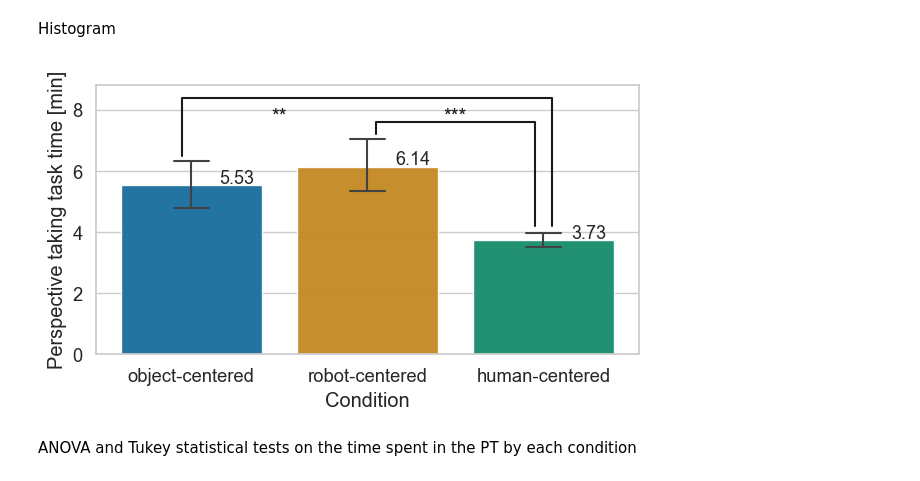
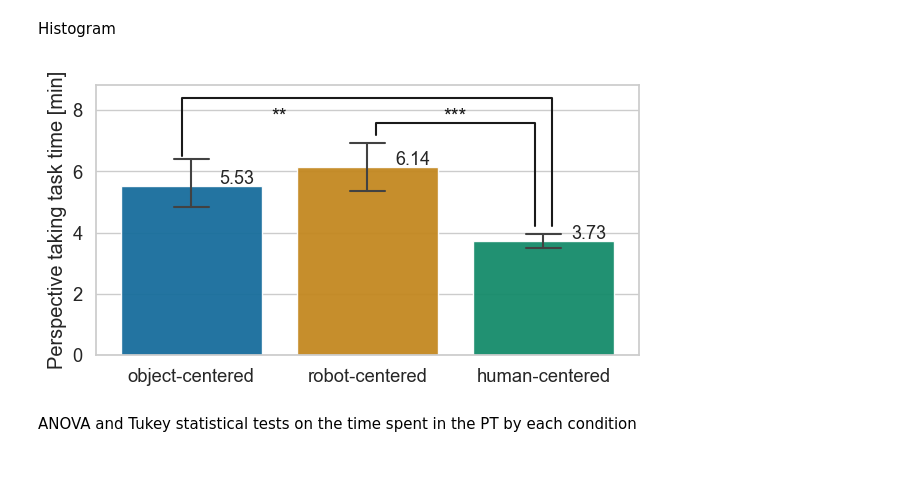
Before and after one commit to Joao-Tiago-Almeida/HRI2023---Conference-Paper, a Jupyter notebook: main.ipynb, the cells around one changed output. Cells and saved outputs as stored; diff of their text form; code cells hidden in the pictures.

Commit message:
rearranged the figures : - "Condition" xlabeled remove. - Heatmap flip text rearagned for 2 lines and 90 degrees

```diff
--- a/main.ipynb
+++ b/main.ipynb
@@ -91,34 +91,35 @@ g = sns.barplot(
     data=df.fillna(0).replace(["OC","HC","RC"], ["object-centered", "human-centered", "robot-centered"]),
     x="Condition",
     y="Perspective taking task time [min]",
     capsize = 0.2,
     errwidth=1.5,
     alpha=.95
 )
 
 # add significant values
 for p in g.patches:
     g.annotate(format(p.get_height(), '.2f'),
                    (p.get_x() + p.get_width() / 2., p.get_height()),
                    ha = 'center', va = 'center',
                    size=13,
                    xytext = (33, 5),
                    textcoords = 'offset points')
 
 y1, y2, y3 = 6.5, 7.2, 4.2
 h, col = 0.4, 'k'
 
 plt.plot([-0.05, -0.05, 2.05, 2.05], [y1, y2+3*h, y2+3*h, y3], lw=1.5, c=col)
 plt.text(0.5, y2+.7*h, "**", ha='center', va='bottom', color=col)
 
 # plt.plot([0.05, 0.05, 0.95, 0.95], [y1, y2+h, y2+h, y2], lw=1.5, c=col)
 
 plt.plot([1.05, 1.05, 1.95, 1.95], [y2, y2+h, y2+h, y3], lw=1.5, c=col)
 plt.text(1.5, y2+.7*h, "***", ha='center', va='bottom', color=col)
 
+plt.xlabel("")
 plt.savefig("figures/PT time histogram.pdf",bbox_inches='tight')
 # %% [output]
-[figure, old version]
+[figure, new version]
 # %% [markdown]
 ANOVA and Tukey statistical tests on the time spent in the PT by each condition
 # %%
```
Also changed, not shown: parts of 11 cells of this notebook, 5 other files.
